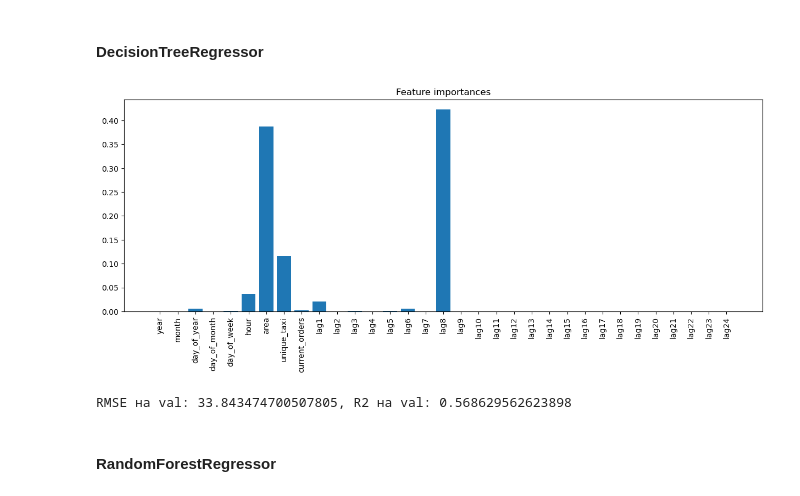
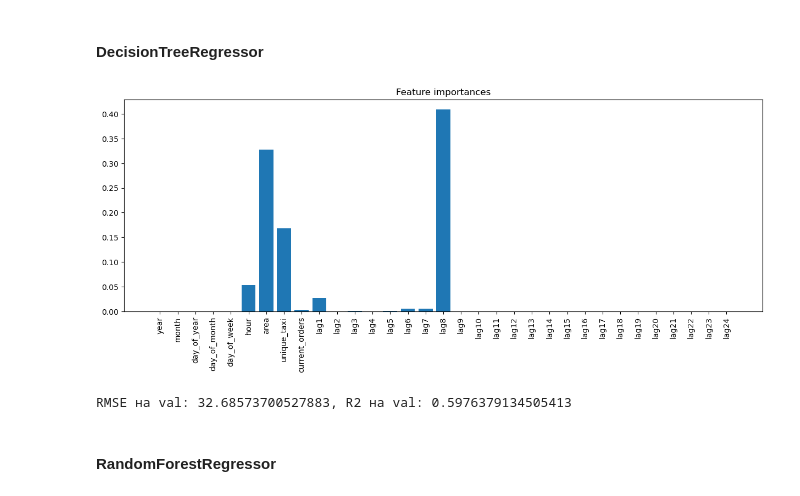
Before and after one commit to ekkv/chicago-taxi, a Jupyter notebook: notebook.ipynb, the cells around one changed output. Drawn from its saved outputs; the diff is of its cells as text; code cells hidden in the pictures.

```diff
--- a/notebook.ipynb
+++ b/notebook.ipynb
@@ -453,9 +435,10 @@ train, val, test = make_subsets(scaled_df)
 5) GBTRegressor
 6) XGBRegressor (SparkXGBRegressor)
 # %%
-def model_metrics(model):
+def model_summary(model):
 
     try:
+
         importances = model.featureImportances.toArray()
         plt.figure(figsize=(15, 5))
         plt.title('Feature importances')
@@ -466,17 +449,45 @@ def model_metrics(model):
     except: pass
 
     try:
+
         print(f"RMSE модели: {model.summary.rootMeanSquaredError}, R2 модели: {model.summary.r2}")
 
     except: pass
 
 
+def custom_cv(estimator, cv=3):
+
+    scores = []
+
+    cv_df = scaled_df
+    train_len = int(cv_df.count() * 0.5)
+
+    for i in range(cv):
+
+        cv_train = cv_df.limit(train_len)
+        cv_val = cv_df.subtract(cv_train)
+        next_test_len = int(cv_val.count() * 0.5)
+        train_len += next_test_len
+
+        model = estimator.fit(cv_train)
+        predictions = model.transform(cv_val)
+
+        y_true = predictions.select('target').toPandas()
+        y_pred = predictions.select('predicted').toPandas()
+        rmse = mean_squared_error(y_true, y_pred, squared=False)
+        scores.append(rmse)
+
+    return scores.mean()
+
+
 def subset_metrics(model, subset_name='val'):
 
     if subset_name == 'val':
+
         subset = val
 
     elif subset_name == 'test':
+
         subset = test
 
     predictions = model.transform(subset)
@@ -505,12 +520,12 @@ RMSE на val: 49.802540083006974, R2 на val: 0.06587826987834433
 #### DecisionTreeRegressor
 # %%
 dtr = DecisionTreeRegressor(featuresCol='features_scaled', labelCol="target", predictionCol='predicted', seed=state)
-dtModel = dt.fit(scaled_train)
-model_metrics(dtrModel)
+dtrModel = dtr.fit(train)
+model_summary(dtrModel)
 subset_metrics(dtrModel)
 # %% [output]
-[figure, old version]
+[figure, new version]
-RMSE на val: 33.843474700507805, R2 на val: 0.568629562623898
+RMSE на val: 32.68573700527883, R2 на val: 0.5976379134505413
 # %% [markdown]
 #### RandomForestRegressor
 # %%
```
Also changed, not shown: parts of 15 cells of this notebook.
